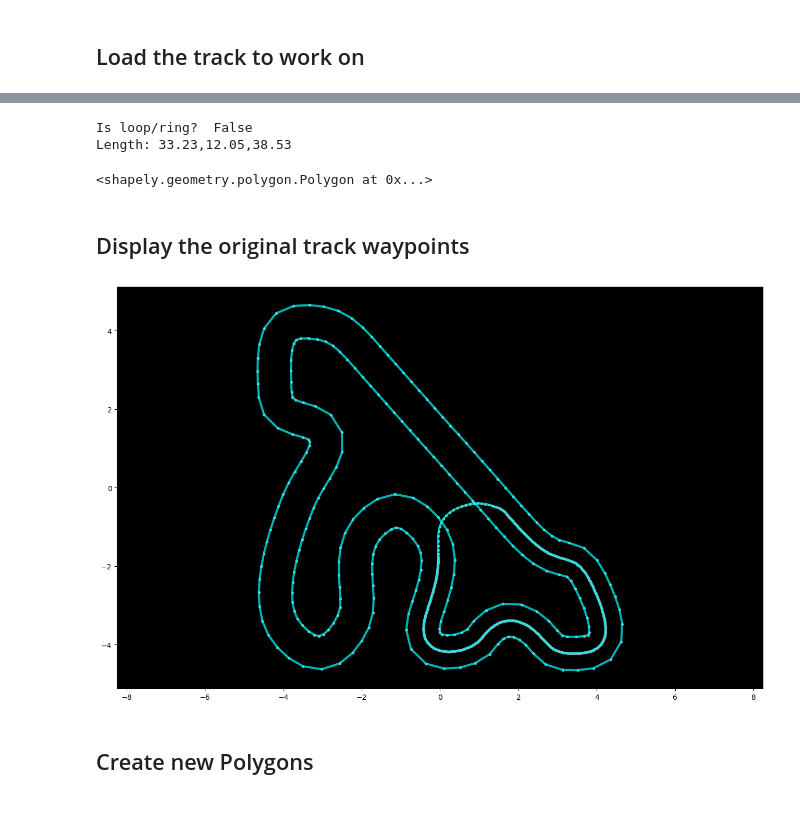
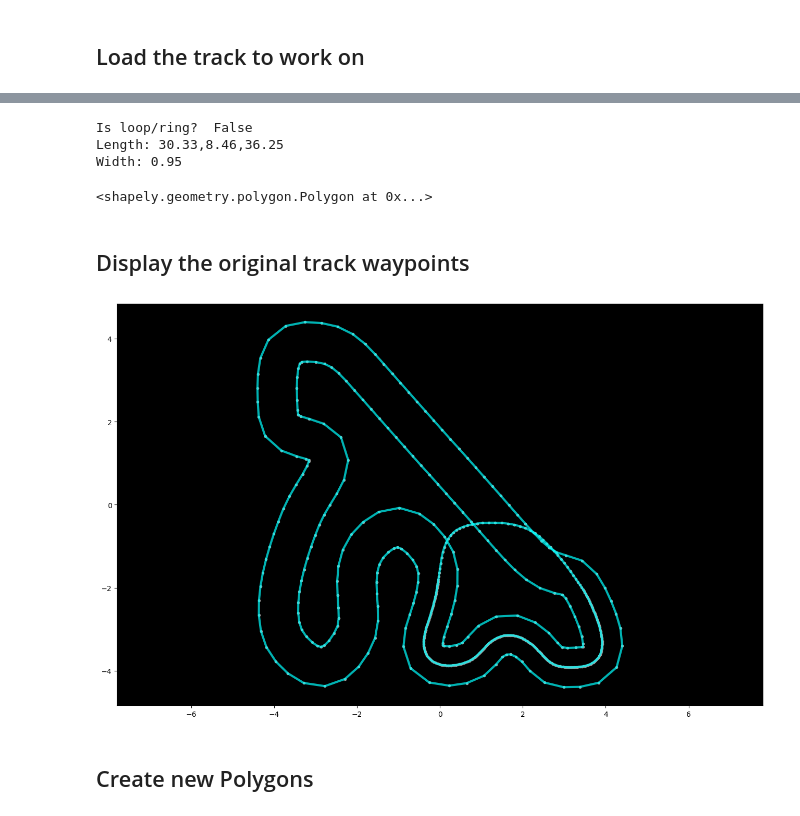
Before and after one commit to aws-deepracer-community/deepracer-custom-tracks, a Jupyter notebook: tracks/Amoeba/src/Create_Track_Amoeba.ipynb, the cells around one changed output, grey strips where cells are left out. Saved outputs shown, nothing was run; the diff lists cells and outputs as text; code cells hidden in the pictures.

```diff
--- a/tracks/Amoeba/src/Create_Track_Amoeba.ipynb
+++ b/tracks/Amoeba/src/Create_Track_Amoeba.ipynb
@@ -70,32 +70,35 @@ Loaded 121 waypoints
 # %%
 # Convert to Shapely objects
-center_line = waypoints[78:-2,0:2]
+center_line = waypoints[71:-12,0:2]
 inner_border = waypoints[:,2:4]
 outer_border = waypoints[:,4:6]
 l_center_line = LineString(center_line)
 l_inner_border = LineString(inner_border)
 l_outer_border = LineString(outer_border)
 
+
 road_poly = Polygon(np.vstack((outer_border, np.flipud(inner_border))))
 print("Is loop/ring? ", l_center_line.is_ring)
 print("Length: {:0.2f},{:0.2f},{:0.2f}".format(l_inner_border.length, l_center_line.length, l_outer_border.length))
+print("Width: {:0.2f}".format(l_inner_border.interpolate(0).distance(l_outer_border.interpolate(0))))
 road_poly
 # %% [output]
 Is loop/ring?  False
-Length: 33.23,12.05,38.53
+Length: 30.33,8.46,36.25
+Width: 0.95
 <shapely.geometry.polygon.Polygon at 0x...>
 # %% [markdown]
 ## Display the original track waypoints
 # %%
 fig = plt.figure(1, figsize=(16, 10))
 ax = fig.add_subplot(111, facecolor='black')
 plt.axis('equal')
 
-center_line_loop = np.vstack([center_line, inner_border[0], inner_border[75], center_line[0]])
+center_line_loop = np.vstack([center_line, outer_border[-10], outer_border[-6], inner_border[-3], inner_border[68], center_line[0]])
 smooth_center = chaikins_corner_cutting(center_line_loop, refinements=3)
 print_border(ax, smooth_center, inner_border, outer_border)
 # %% [output]
-[figure, old version]
+[figure, new version]
 # %% [markdown]
 ## Create new Polygons
 # %%
```
Also changed, not shown: parts of 5 cells of this notebook.
